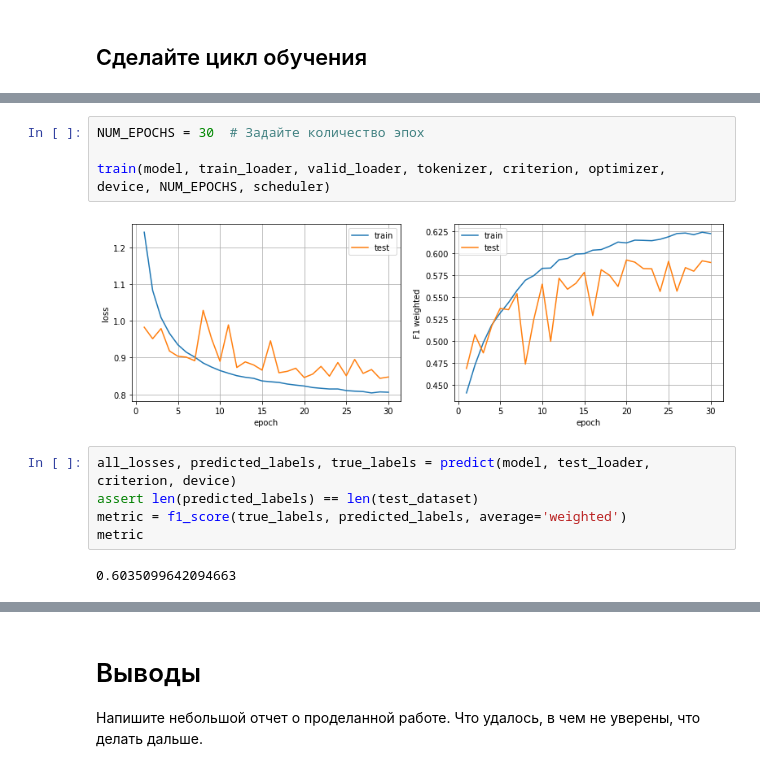
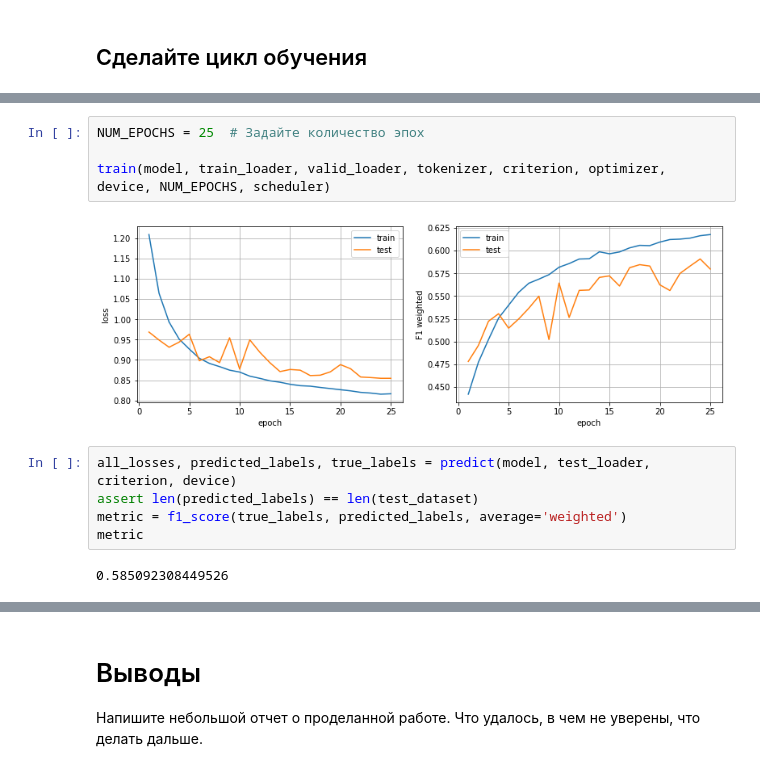
Before and after one commit to Alxec/DeepAverageNetwork, a Jupyter notebook: DAN Task.ipynb, the cells around one changed output, grey strips where cells are left out. Cells and saved outputs as stored; diff of their text form.

```diff
--- a/DAN Task.ipynb
+++ b/DAN Task.ipynb
@@ -666,14 +677,14 @@ def train(model, train_loader, val_loader, tokenizer, criterion, optimizer, devi
             scheduler.step(test_losses[-1])
 # %%
-NUM_EPOCHS = 30  # Задайте количество эпох
+NUM_EPOCHS = 25  # Задайте количество эпох
 
 train(model, train_loader, valid_loader, tokenizer, criterion, optimizer, device, NUM_EPOCHS, scheduler)
 # %% [output]
-[figure, old version]
+[figure, new version]
 # %%
 all_losses, predicted_labels, true_labels = predict(model, test_loader, criterion, device)
 assert len(predicted_labels) == len(test_dataset)
 metric = f1_score(true_labels, predicted_labels, average='weighted')
 metric
 # %% [output]
-0.6035099642094663
+0.585092308449526
```
Also changed, not shown: parts of 12 cells of this notebook.
